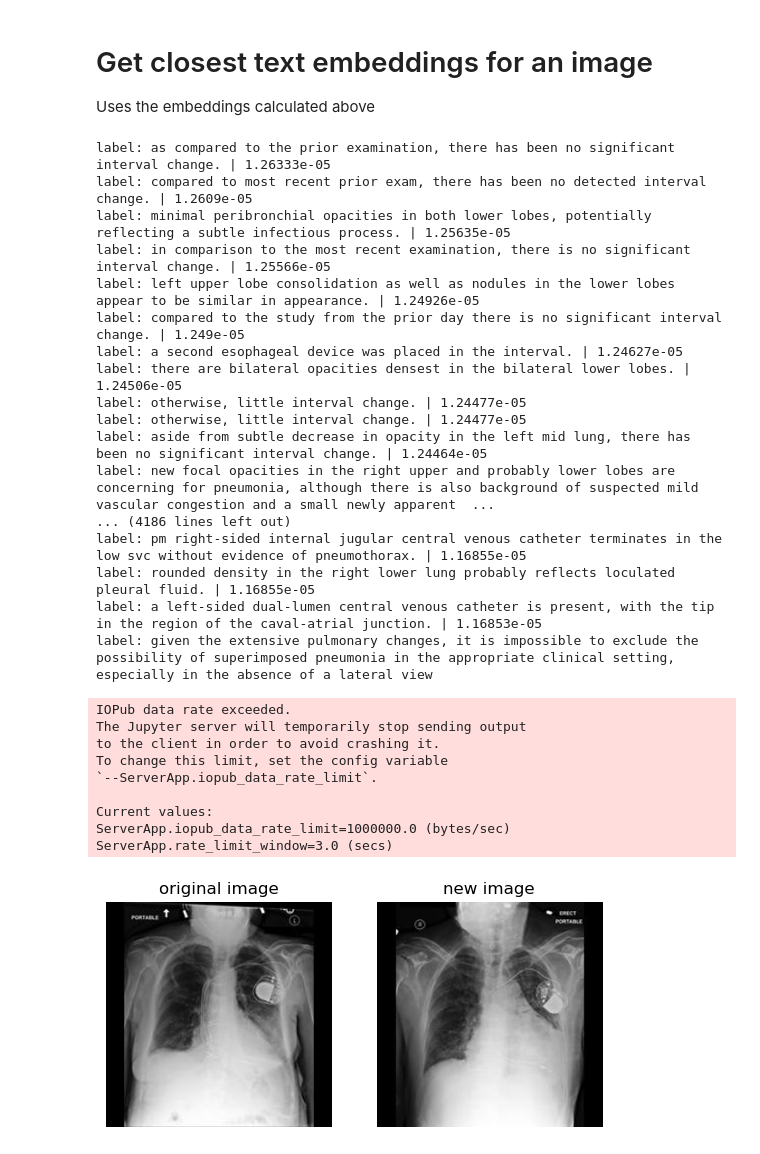
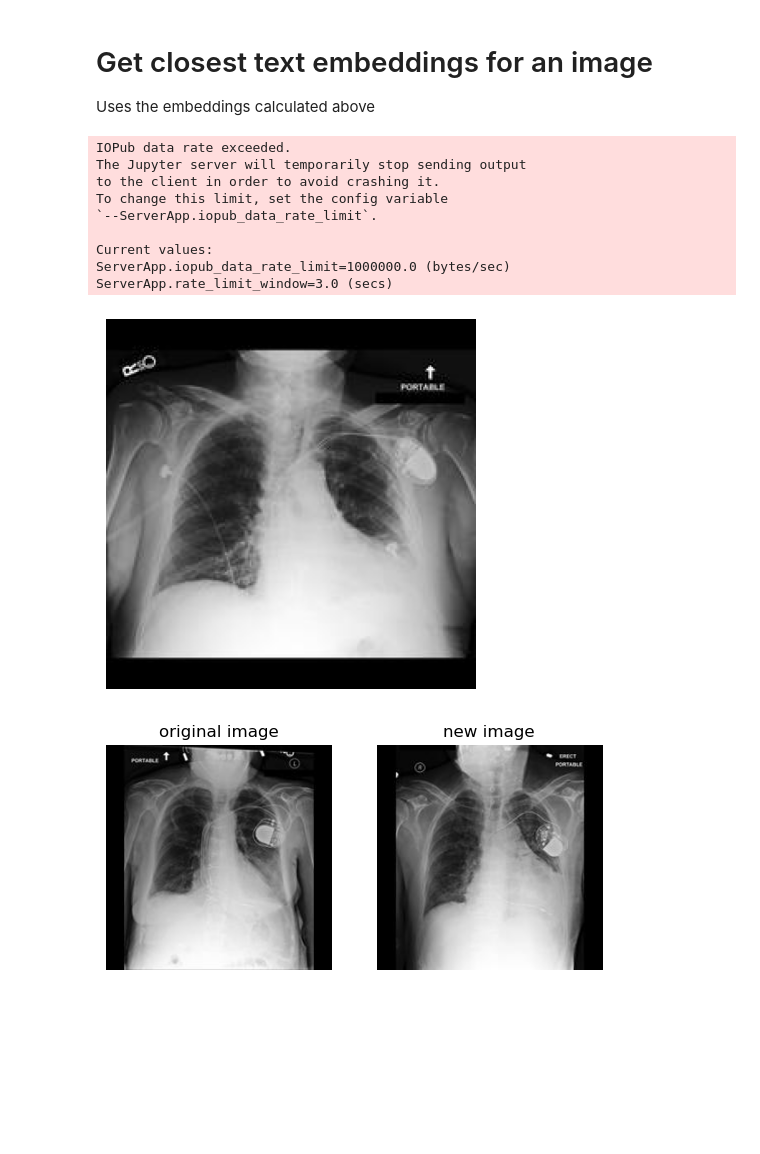
Before and after one commit to AndrewDamico/RadCLIP, a Jupyter notebook: CLIP_training_Rad.ipynb, the cells around one changed output. Drawn from its saved outputs; the diff is of its cells as text; code cells hidden in the pictures; blank space fills up the shorter version.

```diff
--- a/CLIP_training_Rad.ipynb
+++ b/CLIP_training_Rad.ipynb
@@ -615,34 +694,18 @@ for row in substr.head().index:
 # Get closest text embeddings for an image
 Uses the embeddings calculated above
 # %%
-image_text_comp(64745) #Need to change to only show top sentences
+image_text_comp(66881) #Need to change to only show top sentences
 # %% [output]
-label: as compared to the prior examination, there has been no significant interval change. | 1.26333e-05
-label: compared to most recent prior exam, there has been no detected interval change. | 1.2609e-05
-label: minimal peribronchial opacities in both lower lobes, potentially reflecting a subtle infectious process. | 1.25635e-05
-label: in comparison to the most recent examination, there is no significant interval change. | 1.25566e-05
-label: left upper lobe consolidation as well as nodules in the lower lobes appear to be similar in appearance. | 1.24926e-05
-label: compared to the study from the prior day there is no significant interval change. | 1.249e-05
-label: a second esophageal device was placed in the interval. | 1.24627e-05
-label: there are bilateral opacities densest in the bilateral lower lobes. | 1.24506e-05
-label: otherwise, little interval change. | 1.24477e-05
-label: otherwise, little interval change. | 1.24477e-05
-label: aside from subtle decrease in opacity in the left mid lung, there has been no significant interval change. | 1.24464e-05
-label: new focal opacities in the right upper and probably lower lobes are concerning for pneumonia, although there is also background of suspected mild vascular congestion and a small newly apparent  ...
-... (4186 lines left out)
-label: pm right-sided internal jugular central venous catheter terminates in the low svc without evidence of pneumothorax. | 1.16855e-05
-label: rounded density in the right lower lung probably reflects loculated pleural fluid. | 1.16855e-05
-label: a left-sided dual-lumen central venous catheter is present, with the tip in the region of the caval-atrial junction. | 1.16853e-05
-label: given the extensive pulmonary changes, it is impossible to exclude the possibility of superimposed pneumonia in the appropriate clinical setting, especially in the absence of a lateral view
+IOPub data rate exceeded.
+The Jupyter server will temporarily stop sending output
+to the client in order to avoid crashing it.
+To change this limit, set the config variable
+`--ServerApp.iopub_data_rate_limit`.
+
+Current values:
+ServerApp.iopub_data_rate_limit=1000000.0 (bytes/sec)
+ServerApp.rate_limit_window=3.0 (secs)
-IOPub data rate exceeded.
-The Jupyter server will temporarily stop sending output
-to the client in order to avoid crashing it.
-To change this limit, set the config variable
-`--ServerApp.iopub_data_rate_limit`.
-
-Current values:
-ServerApp.iopub_data_rate_limit=1000000.0 (bytes/sec)
-ServerApp.rate_limit_window=3.0 (secs)
+[figure, added]
 # %%
 search.analogy(f'{Demo_image_dataset["image"][51]}')
 # %% [output]
```
Also changed, not shown: parts of 24 cells of this notebook, 3 other files.
